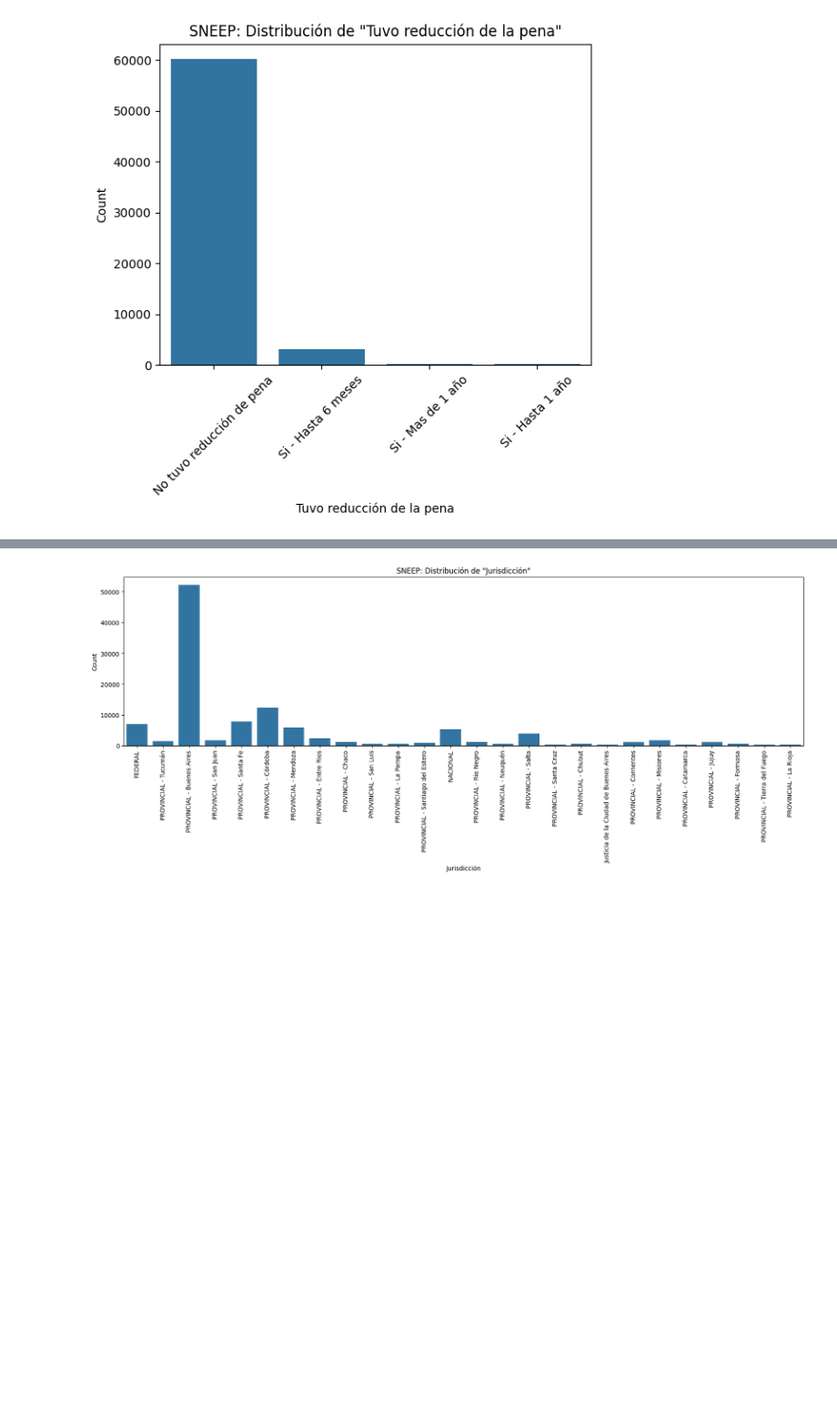
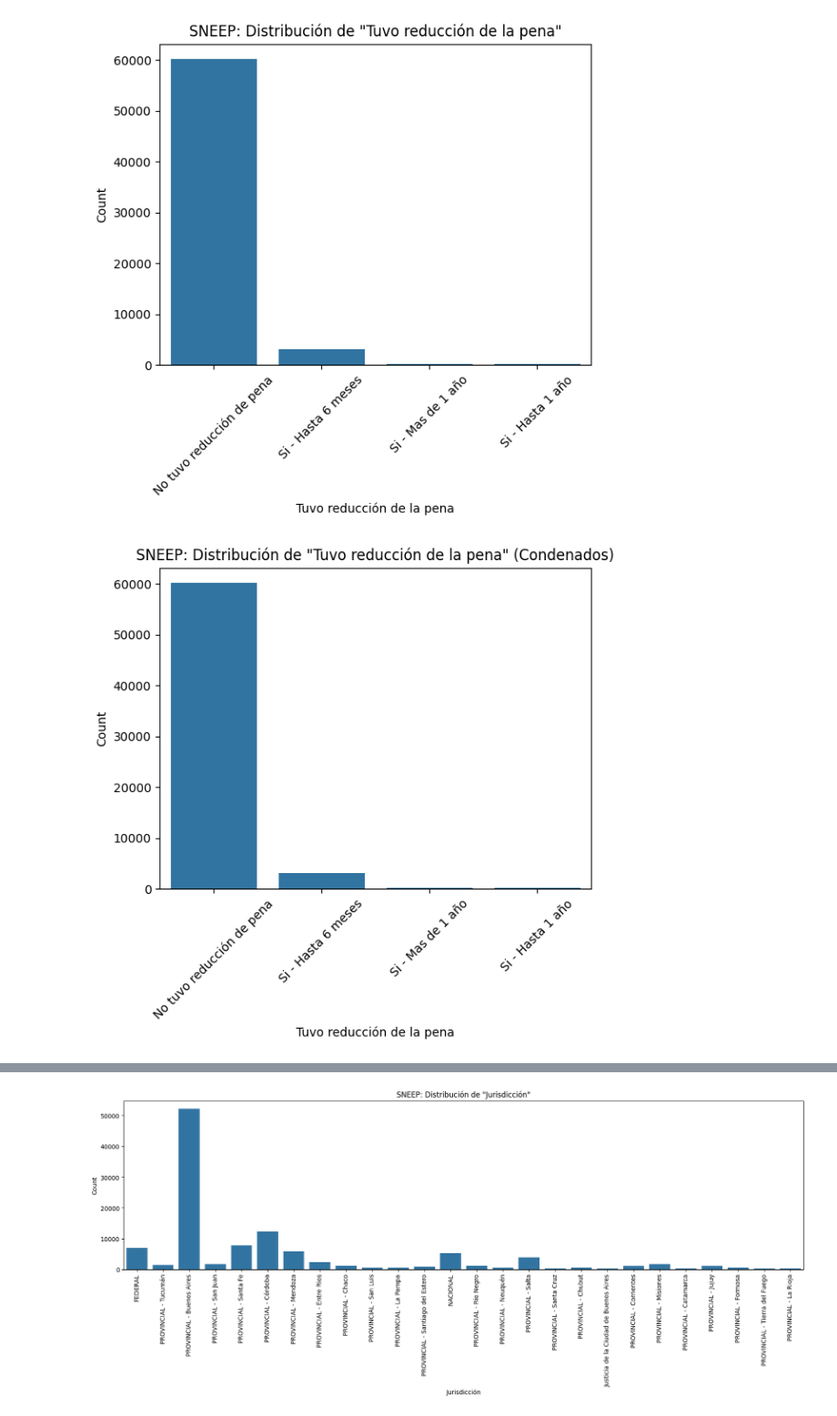
Before and after one commit to gasper-az/CEIA_Analisis_de_datos, a Jupyter notebook: trabajos_practicos/resolucion_tp_01/tp_01.ipynb, the cells around one changed output, grey strips where cells are left out. Shown: that part at 91% size. Saved outputs shown, nothing was run; the diff lists cells and outputs as text; code cells hidden in the pictures; blank space fills up the shorter version.

```diff
--- a/trabajos_practicos/resolucion_tp_01/tp_01.ipynb
+++ b/trabajos_practicos/resolucion_tp_01/tp_01.ipynb
@@ -59,3 +121,4 @@ columnas_id_no_provincias = list(set(columnas_id) - set(columnas_id_provincias))
 ### Generamos un nuevo dataset sin columnas IDs
 # %%
 df_sneep_no_ids_csv = df_sneep_2023_csv.drop(columns=columnas_id_no_provincias)
+df_sneep_no_ids_csv = df_sneep_no_ids_csv.drop(columns="censo_anio")
@@ -61,0 +189,2 @@ df_sneep_no_ids_csv = df_sneep_2023_csv.drop(columns=columnas_id_no_provincias)
+# %%
+df_sneep_no_ids_csv_condenados = df_sneep_no_ids_csv[df_sneep_no_ids_csv["situacion_legal_descripcion"] == "Condenado/a"]
@@ -97,3 +265,13 @@ plt.ylabel("Count")
 plt.show()
 # %% [output]
 [figure]
+# %%
+# Graficamos la distribución de la columna tuvo_reduccion_pena_descripcion
+sns.countplot(x='tuvo_reduccion_pena_descripcion', data=df_sneep_no_ids_csv_condenados)
+plt.title("SNEEP: Distribución de \"Tuvo reducción de la pena\" (Condenados)")
+plt.xticks(rotation=45)
+plt.xlabel("Tuvo reducción de la pena")
+plt.ylabel("Count")
+plt.show()
+# %% [output]
+[figure, added]
```
Also changed, not shown: parts of 33 cells of this notebook, 1 other file.
